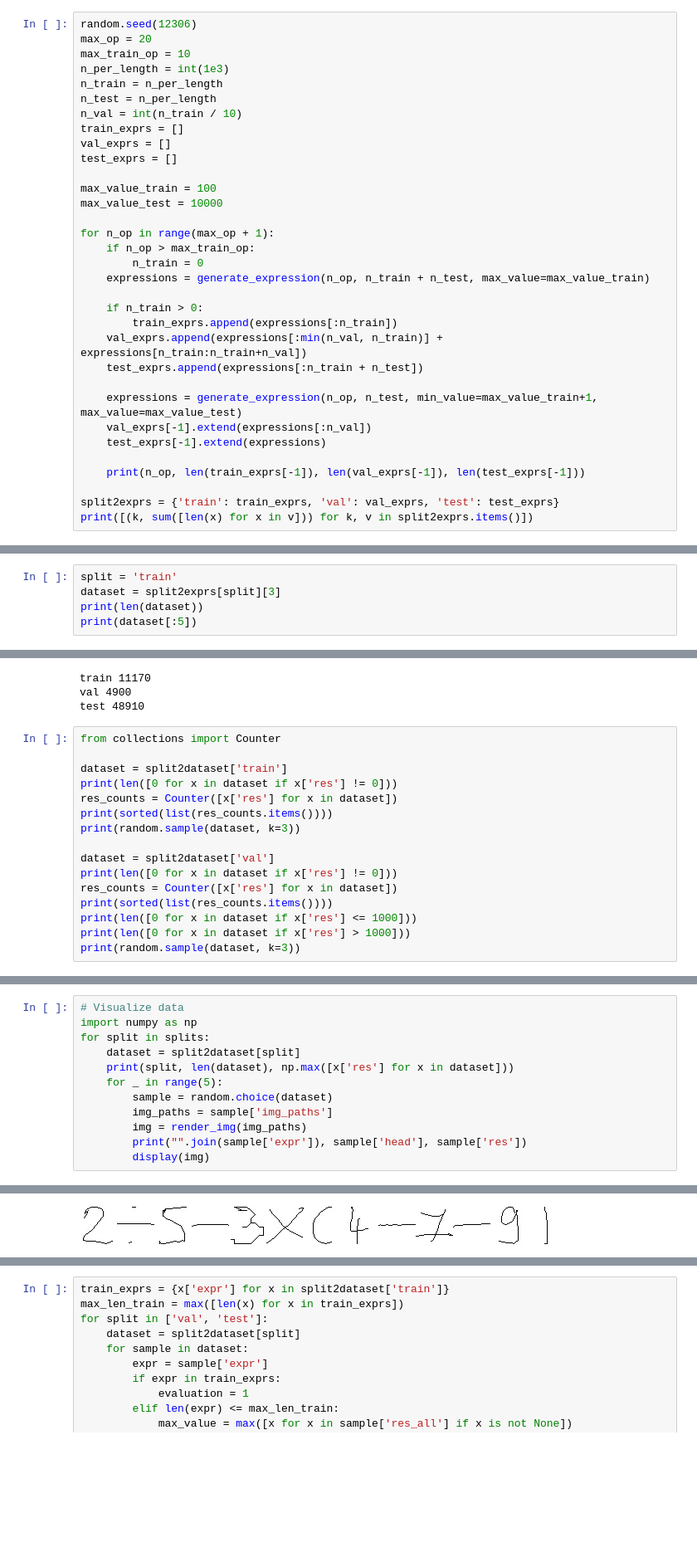
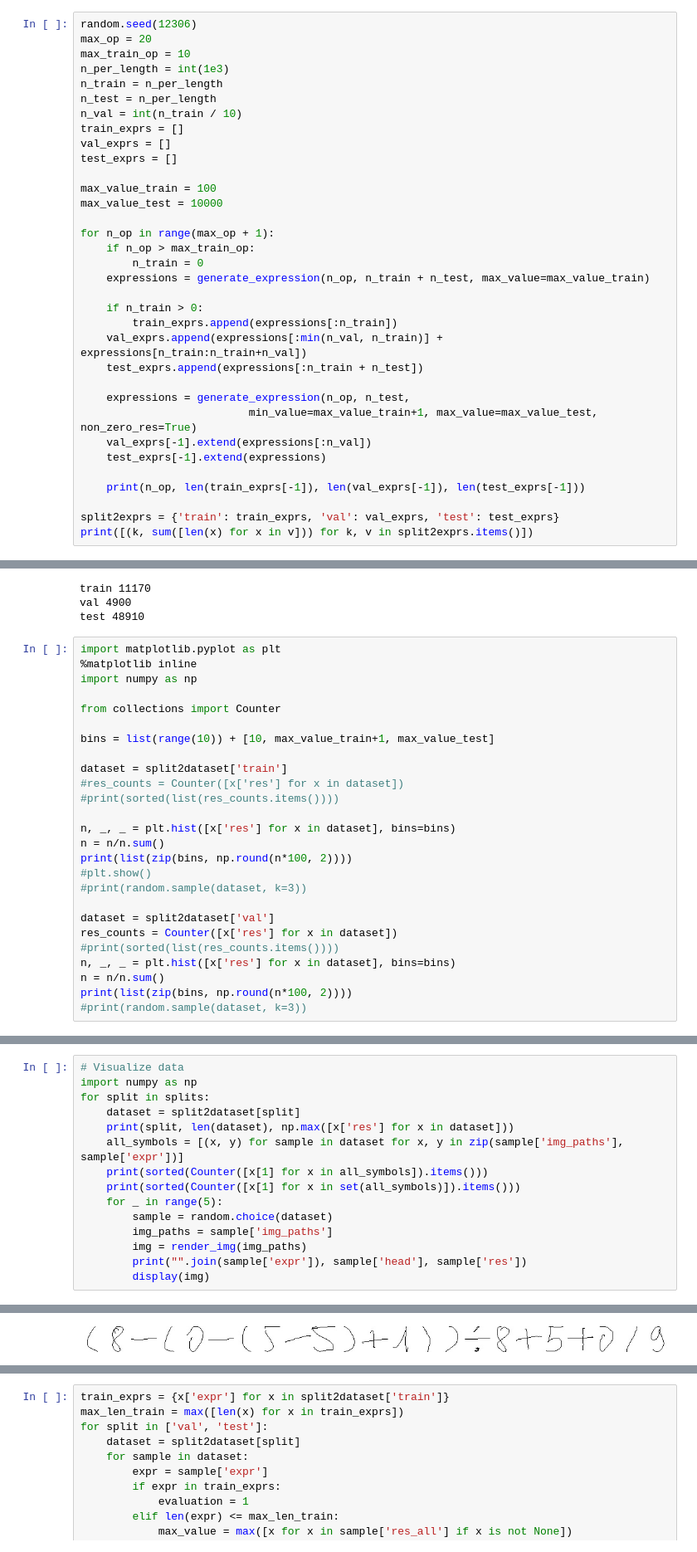
Before and after one commit to liqing-ustc/ANS, a Jupyter notebook: data/expr_generation.ipynb, the cells around one changed output, grey strips where cells are left out. Shown at 83% size. Saved outputs shown, nothing was run; the diff lists cells and outputs as text; blank space fills up the shorter version.

```diff
--- a/data/expr_generation.ipynb
+++ b/data/expr_generation.ipynb
@@ -371,7 +375,8 @@ for n_op in range(max_op + 1):
     val_exprs.append(expressions[:min(n_val, n_train)] + expressions[n_train:n_train+n_val])
     test_exprs.append(expressions[:n_train + n_test])
 
-    expressions = generate_expression(n_op, n_test, min_value=max_value_train+1, max_value=max_value_test)
+    expressions = generate_expression(n_op, n_test,
+                          min_value=max_value_train+1, max_value=max_value_test, non_zero_res=True)
     val_exprs[-1].extend(expressions[:n_val])
     test_exprs[-1].extend(expressions)
 
@@ -404,5 +401,0 @@ test_exprs[3][0]
-# %%
-split = 'train'
-dataset = split2exprs[split][3]
-print(len(dataset))
-print(dataset[:5])
@@ -436,19 +426,29 @@ train 11170
 val 4900
 test 48910
 # %%
+import matplotlib.pyplot as plt
+%matplotlib inline
+import numpy as np
+
 from collections import Counter
 
+bins = list(range(10)) + [10, max_value_train+1, max_value_test]
+
 dataset = split2dataset['train']
-print(len([0 for x in dataset if x['res'] != 0]))
-res_counts = Counter([x['res'] for x in dataset])
-print(sorted(list(res_counts.items())))
-print(random.sample(dataset, k=3))
+#res_counts = Counter([x['res'] for x in dataset])
+#print(sorted(list(res_counts.items())))
+
+n, _, _ = plt.hist([x['res'] for x in dataset], bins=bins)
+n = n/n.sum()
+print(list(zip(bins, np.round(n*100, 2))))
+#plt.show()
+#print(random.sample(dataset, k=3))
 
 dataset = split2dataset['val']
-print(len([0 for x in dataset if x['res'] != 0]))
 res_counts = Counter([x['res'] for x in dataset])
-print(sorted(list(res_counts.items())))
-print(len([0 for x in dataset if x['res'] <= 1000]))
-print(len([0 for x in dataset if x['res'] > 1000]))
-print(random.sample(dataset, k=3))
+#print(sorted(list(res_counts.items())))
+n, _, _ = plt.hist([x['res'] for x in dataset], bins=bins)
+n = n/n.sum()
+print(list(zip(bins, np.round(n*100, 2))))
+#print(random.sample(dataset, k=3))
 # %% [output]
@@ -466,6 +461,9 @@ import numpy as np
 for split in splits:
     dataset = split2dataset[split]
     print(split, len(dataset), np.max([x['res'] for x in dataset]))
+    all_symbols = [(x, y) for sample in dataset for x, y in zip(sample['img_paths'], sample['expr'])]
+    print(sorted(Counter([x[1] for x in all_symbols]).items()))
+    print(sorted(Counter([x[1] for x in set(all_symbols)]).items()))
     for _ in range(5):
         sample = random.choice(dataset)
         img_paths = sample['img_paths']
@@ -478 +478 @@ train 11170 100
-[figure, old version]
+[figure, new version]
```
Also changed, not shown: parts of 9 cells of this notebook.
